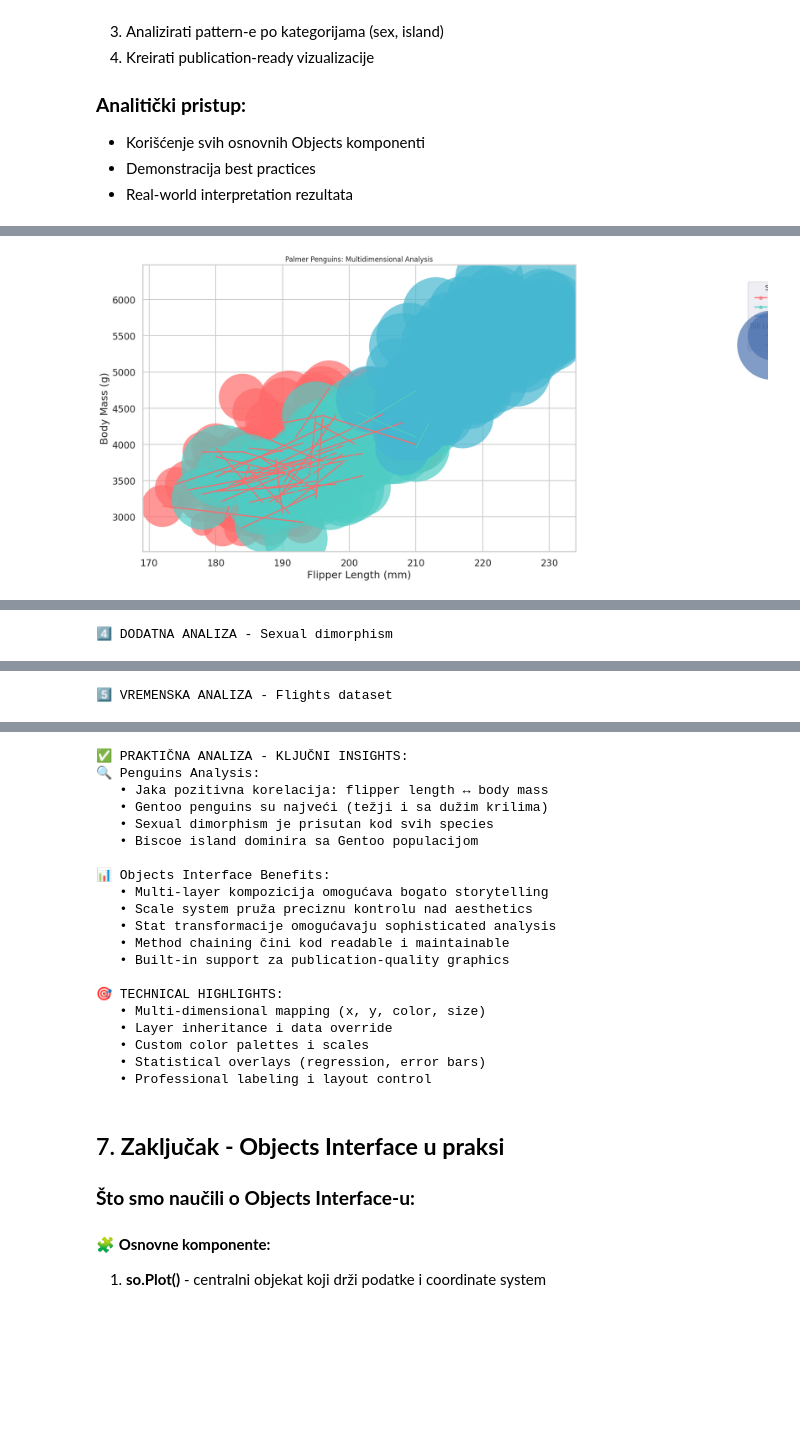
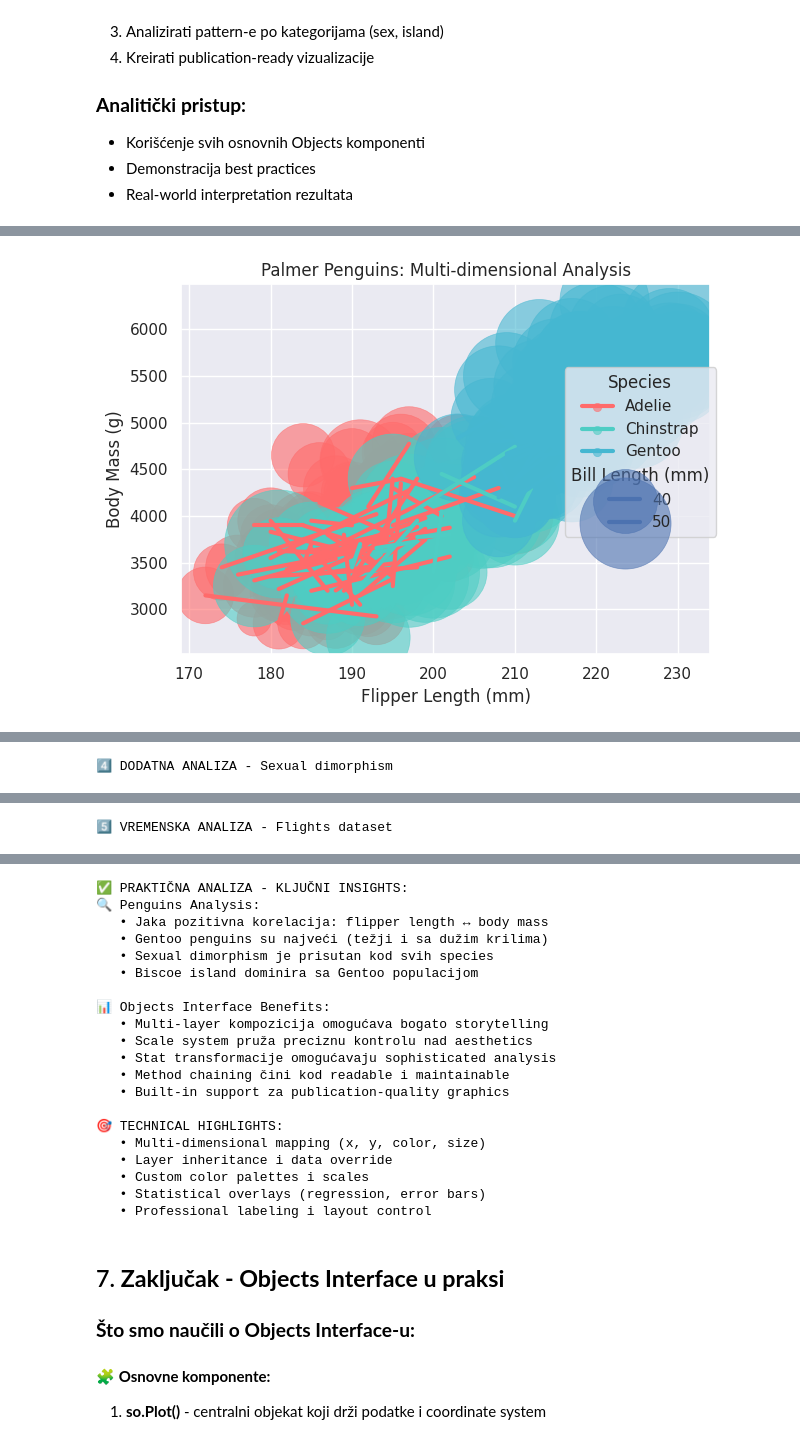
Before and after one commit to ilicandrija/seaborn, a Jupyter notebook: 04_seaborn_objects.ipynb, the cells around one changed output, grey strips where cells are left out. Saved outputs shown, nothing was run; the diff lists cells and outputs as text; code cells hidden in the pictures; blank space fills up the shorter version.

```diff
--- a/04_seaborn_objects.ipynb
+++ b/04_seaborn_objects.ipynb
@@ -911,58 +949,44 @@ print(f"• Species: {penguins['species'].unique()}")
 print(f"• Islands: {penguins['island'].unique()}")
 print(f"• Sex: {penguins['sex'].unique()}")
 
-# Kreiranje glavnog dashboard-a
-fig = plt.figure(figsize=(18, 12))
-gs = fig.add_gridspec(3, 3, height_ratios=[2, 2, 1], width_ratios=[2, 2, 1])
+print("\n1️⃣ GLAVNA ANALIZA: Multi-dimensional scatter plot")
 
-print("\n1️⃣ GLAVNA ANALIZA: Body Mass vs Flipper Length")
-
-# 1. Glavni scatter plot sa regresijom (top-left, spans 2x2)
-ax_main = fig.add_subplot(gs[0:2, 0:2])
-
+# Glavna analiza - scatter plot sa više dimenzija (POPRAVLJENA VERZIJA)
 (so.Plot(penguins, x="flipper_length_mm", y="body_mass_g",
          color="species", pointsize="bill_length_mm")
- .add(so.Dot(alpha=0.7))                                    # Raw data
- .add(so.Line(linewidth=2), so.PolyFit(order=1))           # Species regression lines
+ .add(so.Dot(alpha=0.6))                                    # Raw data points - manja transparentnost
+ .add(so.Line(linewidth=3), so.PolyFit(order=1))           # Deblje regression lines
  .scale(
      color=["#FF6B6B", "#4ECDC4", "#45B7D1"],              # Custom species colors
-     pointsize=(30, 150)                                    # Bill length → point size
+     pointsize=(20, 80)                                     # SMANJENE tačke: 20-80 umesto 50-200
  )
  .label(
-     title="Palmer Penguins: Multidimensional Analysis",
-     subtitle="Body mass vs Flipper length by species (size = bill length)",
+     title="Palmer Penguins: Multi-dimensional Analysis",
+     subtitle="Body mass vs Flipper length by species (point size = bill length)",
      x="Flipper Length (mm)",
      y="Body Mass (g)",
      color="Species",
      pointsize="Bill Length (mm)"
  )
- .on(ax_main)
  .show())
 
-print("\n2️⃣ MARGINAL DISTRIBUCIJE")
+print("\n2️⃣ DISTRIBUCIJE PO SPECIES")
 
-# 2. Marginal distribution - Flipper length (top-right)
-ax_marg_x = fig.add_subplot(gs[0, 2])
+# Distribucija karakteristika po species
 (so.Plot(penguins, x="flipper_length_mm", color="species")
  .add(so.Area(alpha=0.6), so.KDE())
  .scale(color=["#FF6B6B", "#4ECDC4", "#45B7D1"])
- .label(x="Flipper Length (mm)", y="Density")
- .on(ax_marg_x)
+ .label(
+     title="Distribution of Flipper Length by Species",
+     x="Flipper Length (mm)",
+     y="Density",
+     color="Species"
+ )
  .show())
 
-# 3. Marginal distribution - Body mass (middle-right)
-ax_marg_y = fig.add_subplot(gs[1, 2])
-(so.Plot(penguins, y="body_mass_g", color="species")  # Note: y mapping for vertical
- .add(so.Area(alpha=0.6), so.KDE())
- .scale(color=["#FF6B6B", "#4ECDC4", "#45B7D1"])
- .label(y="Body Mass (g)", x="Density")
- .on(ax_marg_y)
- .show())
+print("\n3️⃣ KATEGORIJSKA ANALIZA - Islands")
 
-print("\n3️⃣ KATEGORIJSKA ANALIZA")
-
-# 4. Island analysis (bottom, spans all columns)
-ax_bottom = fig.add_subplot(gs[2, :])
+# Island analysis sa error bars
 (so.Plot(penguins, x="island", y="body_mass_g", color="species")
  .add(so.Bar(alpha=0.7), so.Agg(func="mean"))              # Mean bars
  .add(so.Range(linewidth=3), so.Est(errorbar="se"))        # Standard error
@@ -973,11 +997,7 @@ ax_bottom = fig.add_subplot(gs[2, :])
      y="Body Mass (g)",
      color="Species"
  )
- .on(ax_bottom)
  .show())
-
-plt.tight_layout()
-plt.show()
 
 print("\n4️⃣ DODATNA ANALIZA - Sexual dimorphism")
 
@@ -998,25 +1018,23 @@ print("\n4️⃣ DODATNA ANALIZA - Sexual dimorphism")
 
 print("\n5️⃣ VREMENSKA ANALIZA - Flights dataset")
 
-# Bonus: Time series analysis sa flights dataset
-flights_agg = (flights.groupby(['year', 'month'])
-               .agg({'passengers': 'sum'})
-               .reset_index())
+# Poboljšana time series analiza
+# Jednostavniji pristup - koristimo postojeću strukturu podataka
+flights_pivot = flights.pivot_table(index='year', columns='month', values='passengers').reset_index()
+flights_long = flights_pivot.melt(id_vars=['year'], var_name='month', value_name='passengers')
 
-# Kreiranje date kolone - mesec kao string treba konvertovati u broj
-month_map = {
-    'Jan': 1, 'Feb': 2, 'Mar': 3, 'Apr': 4, 'May': 5, 'Jun': 6,
-    'Jul': 7, 'Aug': 8, 'Sep': 9, 'Oct': 10, 'Nov': 11, 'Dec': 12
-}
-flights_agg['month_num'] = flights_agg['month'].map(month_map)
-flights_agg['date'] = pd.to_datetime(flights_agg[['year', 'month_num']].assign(day=1).rename(columns={'month_num': 'month'}))
+# Kreiranje simple date za x-osu (godina + mesečni offset)
+month_nums = {'Jan': 1, 'Feb': 2, 'Mar': 3, 'Apr': 4, 'May': 5, 'Jun': 6,
+              'Jul': 7, 'Aug': 8, 'Sep': 9, 'Oct': 10, 'Nov': 11, 'Dec': 12}
+flights_long['month_num'] = flights_long['month'].map(month_nums)
+flights_long['date_numeric'] = flights_long['year'] + (flights_long['month_num'] - 1) / 12
 
-(so.Plot(flights_agg, x="date", y="passengers")
+(so.Plot(flights_long, x="date_numeric", y="passengers")
  .add(so.Line(linewidth=2, color="#2E86AB"))               # Main trend
- .add(so.Dot(pointsize=4, alpha=0.6, color="#A23B72"))     # Data points
+ .add(so.Dot(pointsize=3, alpha=0.6, color="#A23B72"))     # Data points
  .label(
      title="Air Travel Growth: 1949-1960",
-     subtitle="Monthly passenger numbers with trend analysis",
+     subtitle="Monthly passenger numbers showing seasonal patterns",
      x="Year",
      y="Passengers (thousands)"
  )
@@ -1055 +1073 @@ print("   • Professional labeling i layout control")
-[figure, old version]
+[figure, new version]
```
Also changed, not shown: parts of 5 cells of this notebook, 5 other files.
